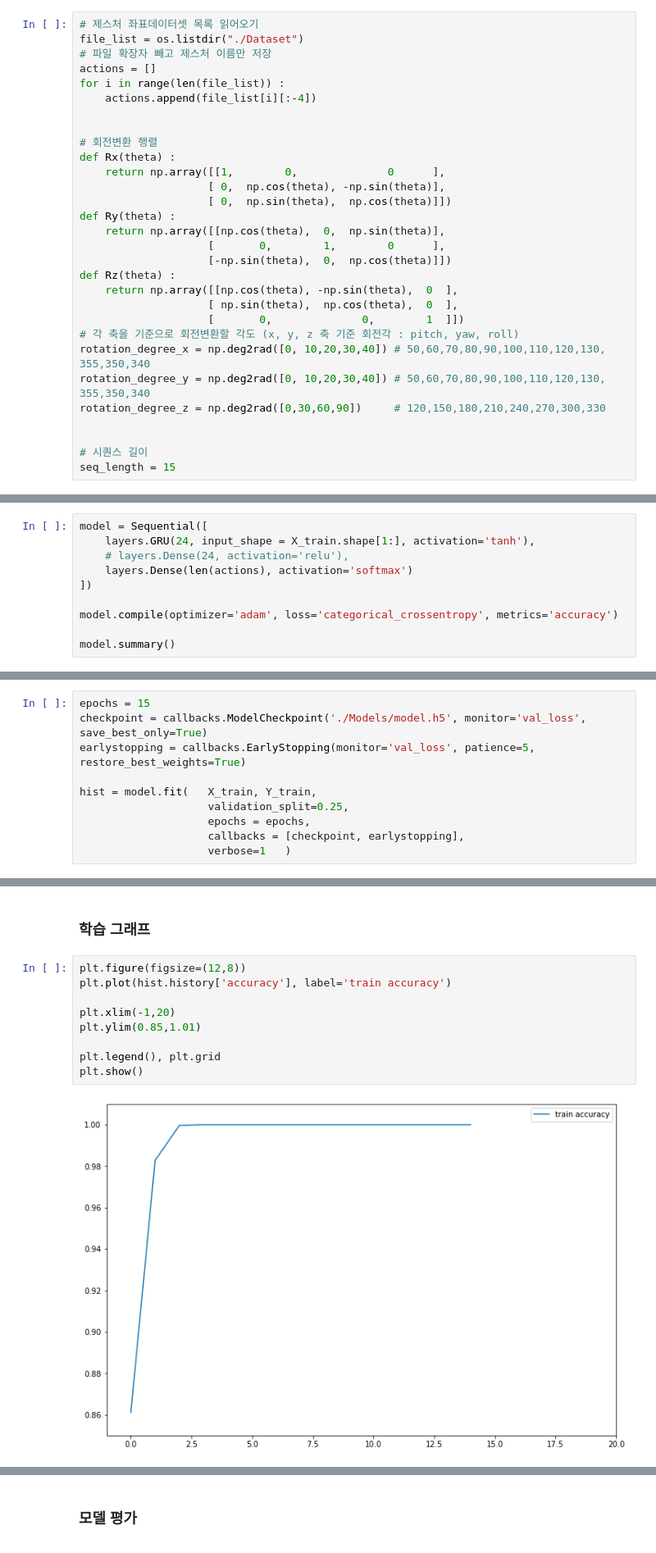
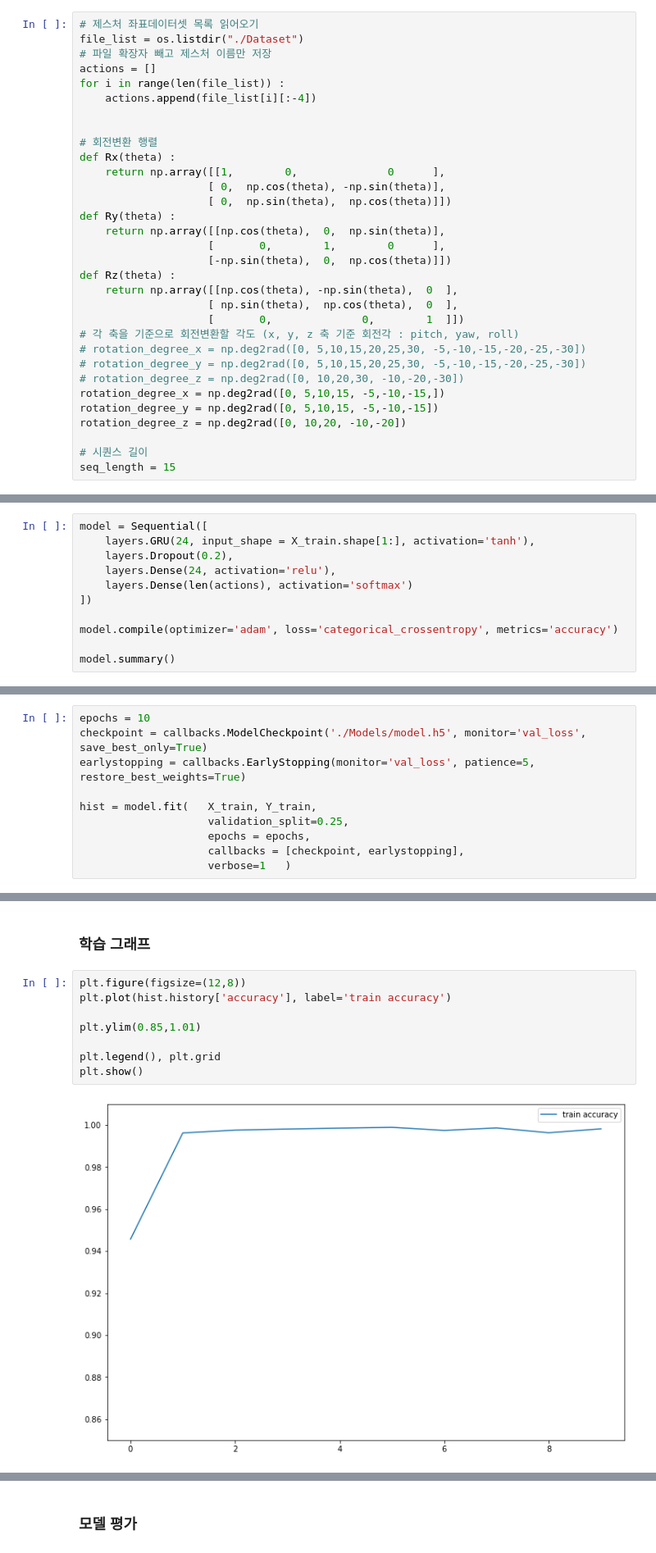
Before and after one commit to tmfmfmr0/2022-HandTracking_GestureRecognition, a Jupyter notebook: 02 Preprocessing, DL.ipynb, the cells around one changed output, grey strips where cells are left out. Shown at 82% size. Drawn from its saved outputs; the diff is of its cells as text.

```diff
--- a/02 Preprocessing, DL.ipynb
+++ b/02 Preprocessing, DL.ipynb
@@ -37,10 +37,12 @@ def Rz(theta) :
                     [ np.sin(theta),  np.cos(theta),  0  ],
                     [       0,              0,        1  ]])
 # 각 축을 기준으로 회전변환할 각도 (x, y, z 축 기준 회전각 : pitch, yaw, roll)
-rotation_degree_x = np.deg2rad([0, 10,20,30,40]) # 50,60,70,80,90,100,110,120,130, 355,350,340
-rotation_degree_y = np.deg2rad([0, 10,20,30,40]) # 50,60,70,80,90,100,110,120,130, 355,350,340
-rotation_degree_z = np.deg2rad([0,30,60,90])     # 120,150,180,210,240,270,300,330
-
+# rotation_degree_x = np.deg2rad([0, 5,10,15,20,25,30, -5,-10,-15,-20,-25,-30])
+# rotation_degree_y = np.deg2rad([0, 5,10,15,20,25,30, -5,-10,-15,-20,-25,-30])
+# rotation_degree_z = np.deg2rad([0, 10,20,30, -10,-20,-30])
+rotation_degree_x = np.deg2rad([0, 5,10,15, -5,-10,-15,])
+rotation_degree_y = np.deg2rad([0, 5,10,15, -5,-10,-15])
+rotation_degree_z = np.deg2rad([0, 10,20, -10,-20])
 
 # 시퀀스 길이
 seq_length = 15
@@ -100,7 +106,8 @@ X_train, X_test, Y_train, Y_test = train_test_split(X, Y, test_size=0.2)
 # %%
 model = Sequential([
     layers.GRU(24, input_shape = X_train.shape[1:], activation='tanh'),
-    # layers.Dense(24, activation='relu'),
+    layers.Dropout(0.2),
+    layers.Dense(24, activation='relu'),
     layers.Dense(len(actions), activation='softmax')
 ])
 
@@ -122,7 +133,7 @@ Trainable params: 3,916
 Non-trainable params: 0
 _________________________________________________________________
 # %%
-epochs = 15
+epochs = 10
 checkpoint = callbacks.ModelCheckpoint('./Models/model.h5', monitor='val_loss', save_best_only=True)
 earlystopping = callbacks.EarlyStopping(monitor='val_loss', patience=5, restore_best_weights=True)
 
@@ -158,14 +172,13 @@ score = model.evaluate(X_test, Y_test)
 # %%
 plt.figure(figsize=(12,8))
 plt.plot(hist.history['accuracy'], label='train accuracy')
 
-plt.xlim(-1,20)
 plt.ylim(0.85,1.01)
 
 plt.legend(), plt.grid
 plt.show()
 # %% [output]
-[figure, old version]
+[figure, new version]
 # %%
 plt.figure(figsize=(12,8))
 plt.plot(hist.history['val_loss'], label='validation loss')
```
Also changed, not shown: parts of 7 cells of this notebook, 2 other files.
